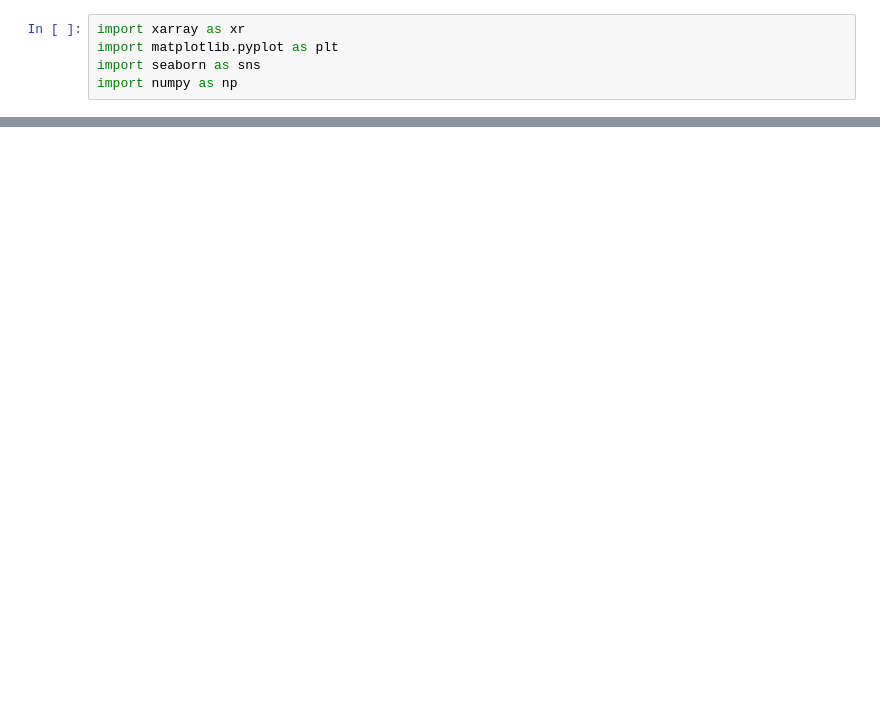
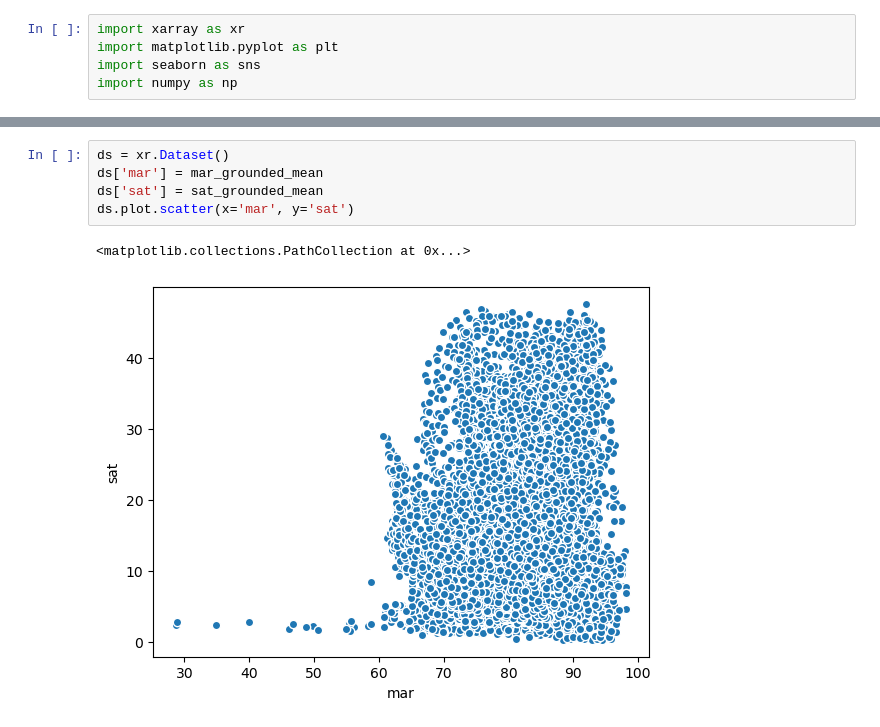
Before and after one commit to stefan-hofer/Antarctica_clouds, a Jupyter notebook: Charles/plots.ipynb, the cells around one changed output, grey strips where cells are left out. Saved outputs shown, nothing was run; the diff lists cells and outputs as text; blank space fills up the shorter version.

```diff
--- a/Charles/plots.ipynb
+++ b/Charles/plots.ipynb
@@ -83,0 +84,8 @@ sat_grounded_mean.plot(ax=axs[1])
+# %%
+ds = xr.Dataset()
+ds['mar'] = mar_grounded_mean
+ds['sat'] = sat_grounded_mean
+ds.plot.scatter(x='mar', y='sat')
+# %% [output]
+<matplotlib.collections.PathCollection at 0x...>
+[figure, added]
```
Also changed, not shown: parts of 3 cells of this notebook.
